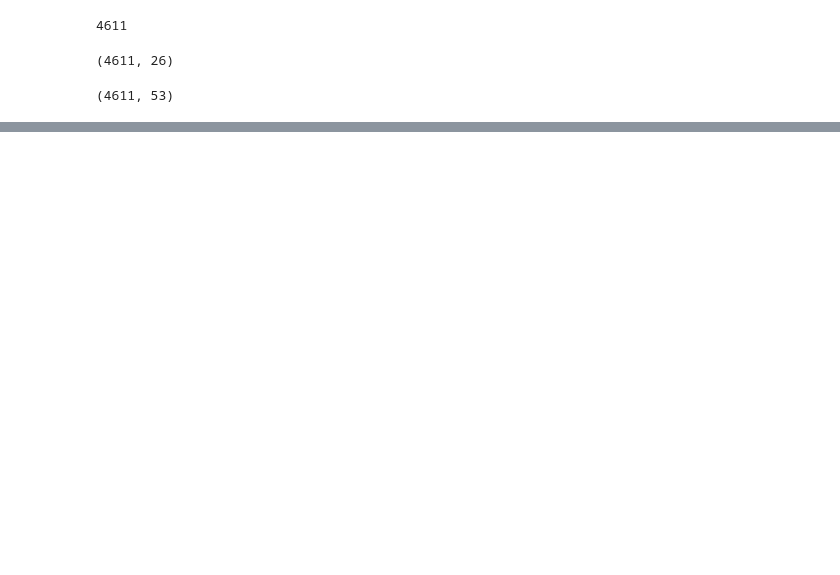
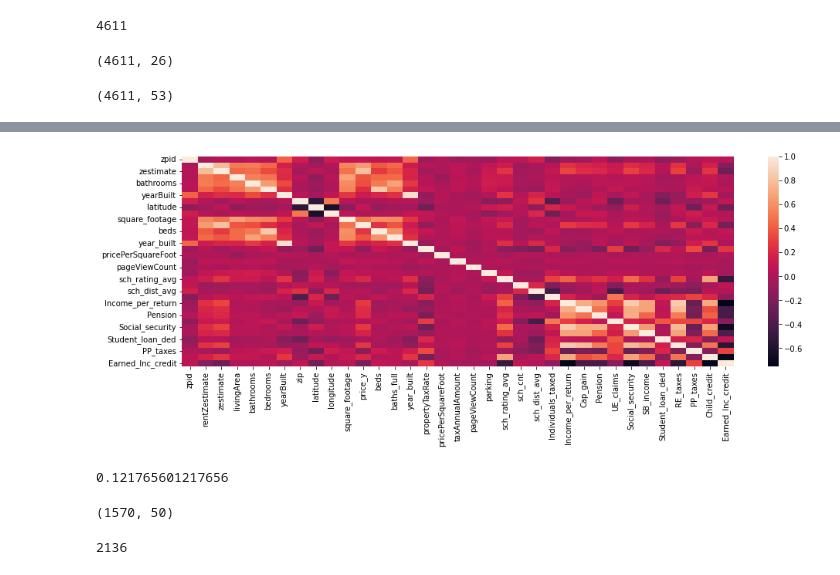
Before and after one commit to nsharma73/capstone_haystack, a Jupyter notebook: WebScrapeUsingRapidAPI.ipynb, the cells around one changed output, grey strips where cells are left out. Saved outputs shown, nothing was run; the diff lists cells and outputs as text; code cells hidden in the pictures; blank space fills up the shorter version.

Commit message:
added tax and schools data

```diff
--- a/WebScrapeUsingRapidAPI.ipynb
+++ b/WebScrapeUsingRapidAPI.ipynb
@@ -766,0 +898,2 @@ final_df_end.describe().T
+# %%
+tax = pd.read_csv('tax_data.csv')
@@ -766,0 +942,5 @@ final_df_end.describe().T
+# %%
+tax_sub_set = tax[['latitude', 'longitude','Individuals_taxed',
+       'Income_per_return', 'Cap_gain', 'Pension', 'UE_claims', 'Social_security',
+       'SB_income', 'Student_loan_ded', 'RE_taxes', 'PP_taxes',
+       'Child_credit', 'Earned_Inc_credit']]
@@ -766,0 +976,2 @@ final_df_end.describe().T
+# %%
+clean_data_zil_tax = pd.merge(df_zill_school, tax_sub_set, how="inner", on=['latitude', 'longitude'])
@@ -766,0 +982,2 @@ final_df_end.describe().T
+# %%
+clean_data_zil_tax = clean_data_zil_tax.drop_duplicates(subset=['zpid'], keep='first')
@@ -766,0 +1019,14 @@ final_df_end.describe().T
+# %%
+plt.figure(figsize = (16,5))
+dataplot=sb.heatmap(clean_data_zil_tax.corr())
+mp.show()
+# %% [output]
+[figure, added]
+# %%
+clean_data_zil_tax.taxAnnualAmount.isna().sum()/len(clean_data_zil_tax)
+# %% [output]
+0.121765601217656
+# %%
+clean_data_zil_tax[clean_data_zil_tax['taxAnnualAmount']<2000].shape
+# %% [output]
+(1570, 50)
@@ -766,0 +1038,4 @@ final_df_end.describe().T
+# %%
+clean_data_zil_tax.taxAnnualAmount.isna().sum()
+# %% [output]
+2136
```
Also changed, not shown: parts of 60 cells of this notebook, 2 other files.
